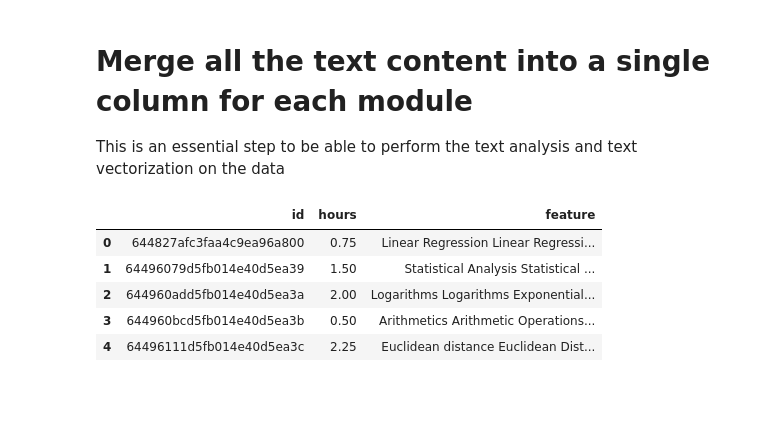
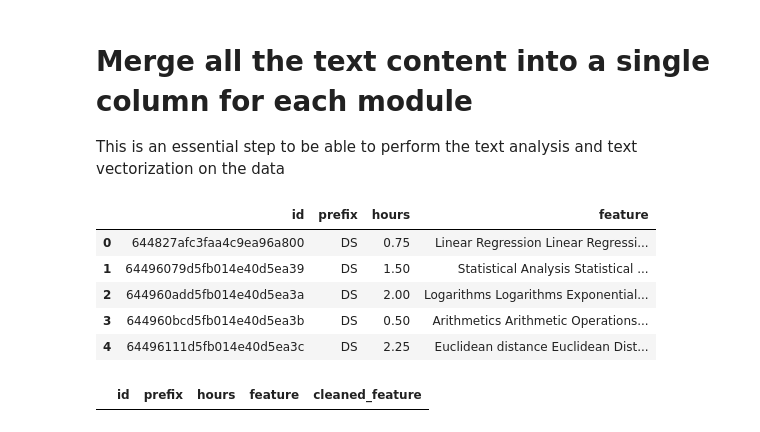
Before and after one commit to odu-emse/mms, a Jupyter notebook: cluster.ipynb, the cells around one changed output. Cells and saved outputs as stored; diff of their text form; code cells hidden in the pictures; blank space fills up the shorter version.

```diff
--- a/cluster.ipynb
+++ b/cluster.ipynb
@@ -38,6 +48,8 @@ url = 'http://localhost:4000/graphql'
 # %% [markdown]
 # Get all the modules in the DB and convert it to a dataframe
 # %%
-moduleData = requests.post(url, json={'query': '{ module(input:{}){id, name, hours, objectives, description} }'}).json()
+moduleData = requests.post(url, json={'query': '{ module(input:{}){id, name, prefix, hours, objectives, description, keywords} }'}).json()
 
-print(len(moduleData.get('data').get('module')))
+MODULE_COUNT = len(moduleData.get('data').get('module'))
+# CLUSTER_COUNT = np.sqrt(MODULE_COUNT)
+CLUSTER_COUNT = 25
@@ -96,29 +91,35 @@ This is an essential step to be able to perform the text analysis and text vecto
 # %%
 def scalar_to_str(df):
     lst_o = list(df['objectives'])
+    lst_k = list(df['keywords'])
 
     string_obj_feature = ''
+    string_key_feature = ''
 
     for obj in lst_o:
         string_obj_feature += obj + ' '
 
+    for key in lst_k:
+        string_key_feature += key + ' '
+
     df['objectives'] = string_obj_feature
+    df['keywords'] = string_key_feature
     return df
 
 moduleDF = moduleDF.apply(scalar_to_str, axis=1)
 # %%
-moduleDF['feature'] = moduleDF['name'] + ' ' + moduleDF['objectives'] + ' ' + moduleDF['description']
+moduleDF['feature'] = moduleDF['name'] + ' ' + moduleDF['objectives'] + ' ' + moduleDF['description'] + ' ' + moduleDF['keywords'] + ' ' + moduleDF['prefix']
 
-moduleDF.drop(['name', 'objectives', 'description'], axis=1, inplace=True)
+moduleDF.drop(['name', 'objectives', 'description', 'keywords'], axis=1, inplace=True)
 
 moduleDF.head()
 # %% [output]
-|  | id | hours | feature |
-| 0 | 644827afc3faa4c9ea96a800 | 0.75 | Linear Regression Linear Regressi... |
-| 1 | 64496079d5fb014e40d5ea39 | 1.50 | Statistical Analysis Statistical ... |
-| 2 | 644960add5fb014e40d5ea3a | 2.00 | Logarithms Logarithms Exponential... |
-| 3 | 644960bcd5fb014e40d5ea3b | 0.50 | Arithmetics Arithmetic Operations... |
-| 4 | 64496111d5fb014e40d5ea3c | 2.25 | Euclidean distance Euclidean Dist... |
+|  | id | prefix | hours | feature |
+| 0 | 644827afc3faa4c9ea96a800 | DS | 0.75 | Linear Regression Linear Regressi... |
+| 1 | 64496079d5fb014e40d5ea39 | DS | 1.50 | Statistical Analysis Statistical ... |
+| 2 | 644960add5fb014e40d5ea3a | DS | 2.00 | Logarithms Logarithms Exponential... |
+| 3 | 644960bcd5fb014e40d5ea3b | DS | 0.50 | Arithmetics Arithmetic Operations... |
+| 4 | 64496111d5fb014e40d5ea3c | DS | 2.25 | Euclidean distance Euclidean Dist... |
 # %%
 def _text_processing(col: pd.DataFrame()):
     column = col.str.lower()
@@ -133,6 +134,10 @@ def _text_processing(col: pd.DataFrame()):
     return column
 # %%
 moduleDF['cleaned_feature'] = _text_processing(moduleDF['feature'])
+# %%
+moduleDF[moduleDF['cleaned_feature'] == '']
+# %% [output]
+|  | id | prefix | hours | feature | cleaned_feature |
 # %%
 moduleDF.head()
 # %% [output]
```
Also changed, not shown: parts of 24 cells of this notebook.
